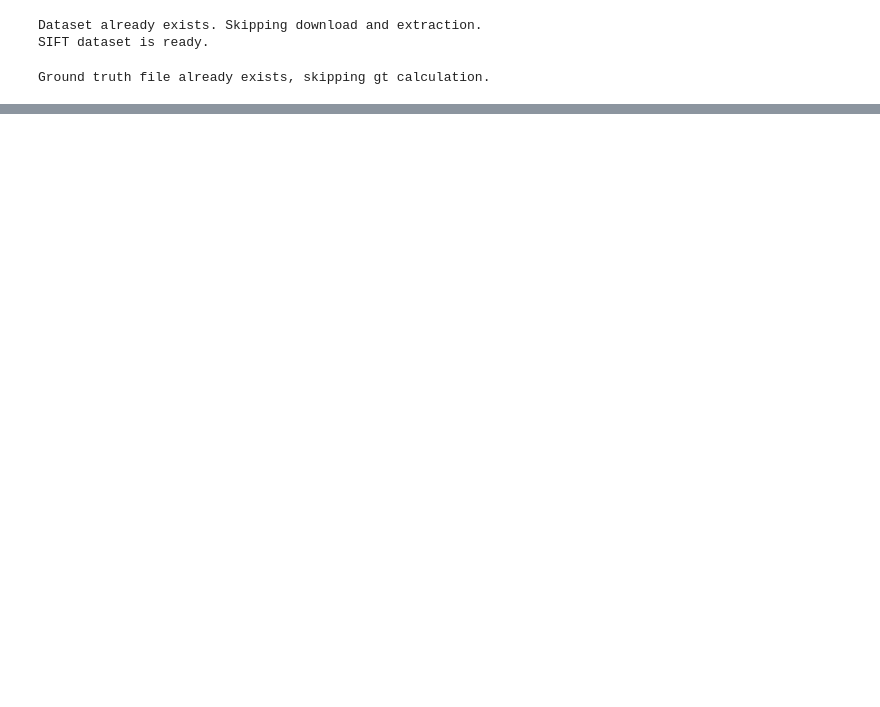
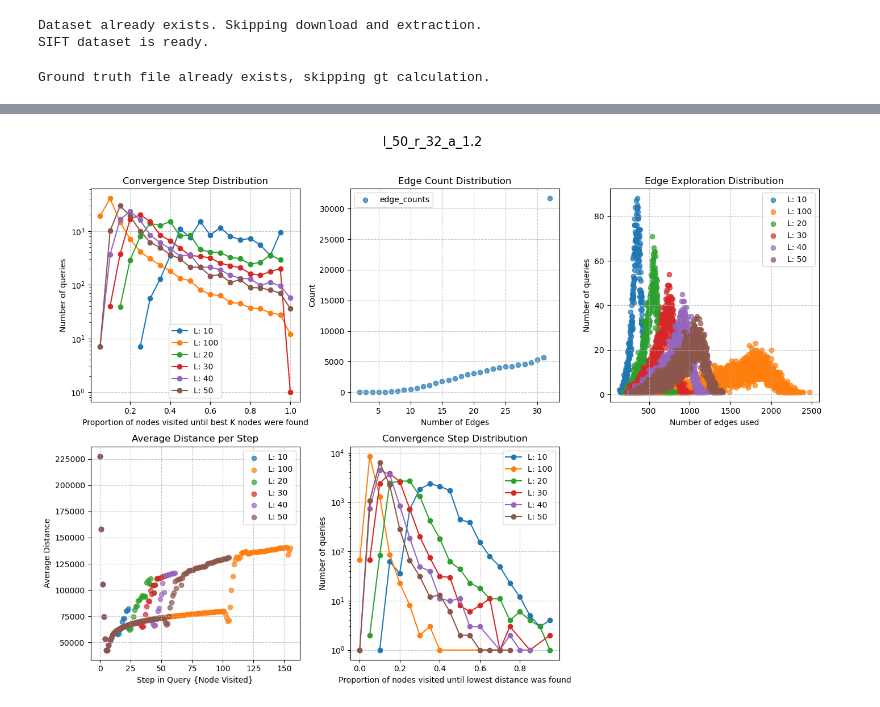
Before and after one commit to VijayS02/DiskANN-UofT, a Jupyter notebook: tracking/main.ipynb, the cells around one changed output, grey strips where cells are left out. Saved outputs shown, nothing was run; the diff lists cells and outputs as text; code cells hidden in the pictures; blank space fills up the shorter version.

Commit message:
Update ipynb and extractor to include graph properties in json file

```diff
--- a/tracking/main.ipynb
+++ b/tracking/main.ipynb
@@ -510,0 +429,89 @@ Found /home/vijay/Documents/DiskANN-UofT/build/data/sift/r32-a1.2/res_latest_dis
+# %%
+import matplotlib.pyplot as plt
+def plot_generic_distribution(ax, data, graph_props):
+    """
+    A generic plotting function that can produce line or scatter plots
+    using graph properties defined in the JSON file.
+    """
+    x_label = graph_props.get("x_label", "X")
+    y_label = graph_props.get("y_label", "Y")
+    title = graph_props.get("title", "")
+    x_log = graph_props.get("x_log", False)
+    y_log = graph_props.get("y_log", False)
+    sort_x = graph_props.get("sort_x", False)
+    plot_type = graph_props.get("type", "line")
+    marker = graph_props.get("marker", 'o')
+
+    # Plot all series in the data
+    for test_name, distribution in data.items():
+        if test_name == "graph_properties":  # Skip metadata
+            continue
+
+        x_vals = list(map(float, distribution.keys()))
+        y_vals = list(map(float, distribution.values()))
+
+        # Sort if necessary
+        if sort_x:
+            x_vals, y_vals = zip(*sorted(zip(x_vals, y_vals)))
+
+        if plot_type == "line":
+            ax.plot(x_vals, y_vals, marker=marker, linestyle='-', label=test_name)
+        else:
+            ax.scatter(x_vals, y_vals, marker=marker, alpha=0.7, label=test_name)
+
+    ax.set_xlabel(x_label)
+    ax.set_ylabel(y_label)
+    ax.set_title(title)
+    if x_log:
+        ax.set_xscale('log')
+    if y_log:
+        ax.set_yscale('log')
+    ax.legend()
+    ax.grid(True, linestyle='--', alpha=0.7)
+
+def plot_all_graphs(data_folder, file_prefix, title=""):
+    """
+    Automatically loads JSON data files matching the given prefix and plots them.
+    """
+    json_files = [f for f in os.listdir(data_folder) if f.startswith(file_prefix) and f.endswith(".json")]
+
+    if not json_files:
+        print("No matching files found.")
+        return
+
+    num_plots = len(json_files)
+    num_cols = 3  # Keep a two-column layout
+    num_rows = (num_plots + num_cols - 1) // num_cols  # Round up
+    fig, axes = plt.subplots(nrows=num_rows, ncols=num_cols, figsize=(14, 5 * num_rows))
+
+    if num_plots == 1:
+        axes = [axes]
+    else:
+        axes = axes.flatten()
+
+    for idx, json_file in enumerate(json_files):
+        file_path = os.path.join(data_folder, json_file)
+        data = load_data(file_path)
+        graph_props = data.pop("graph_properties", {})
+
+        plot_generic_distribution(
+            ax=axes[idx],
+            data=data['data'],
+            graph_props=graph_props,
+        )
+
+    for i in range(num_plots, len(axes)):
+        fig.delaxes(axes[i])
+
+    plt.tight_layout()
+    fig.suptitle(title, fontsize=16)
+    plt.tight_layout(rect=[0, 0, 1, 0.96])
+    plt.show()
+
+for experiment in experiments:
+    if tracking:
+        exp_id = gen_id(experiment)
+        experiment_folder = os.path.join(sift_folder, exp_id)
+        plot_all_graphs(experiment_folder, "res", title=exp_id)
+# %% [output]
+[figure, added]
```
Also changed, not shown: parts of 6 cells of this notebook, 1 other file.
